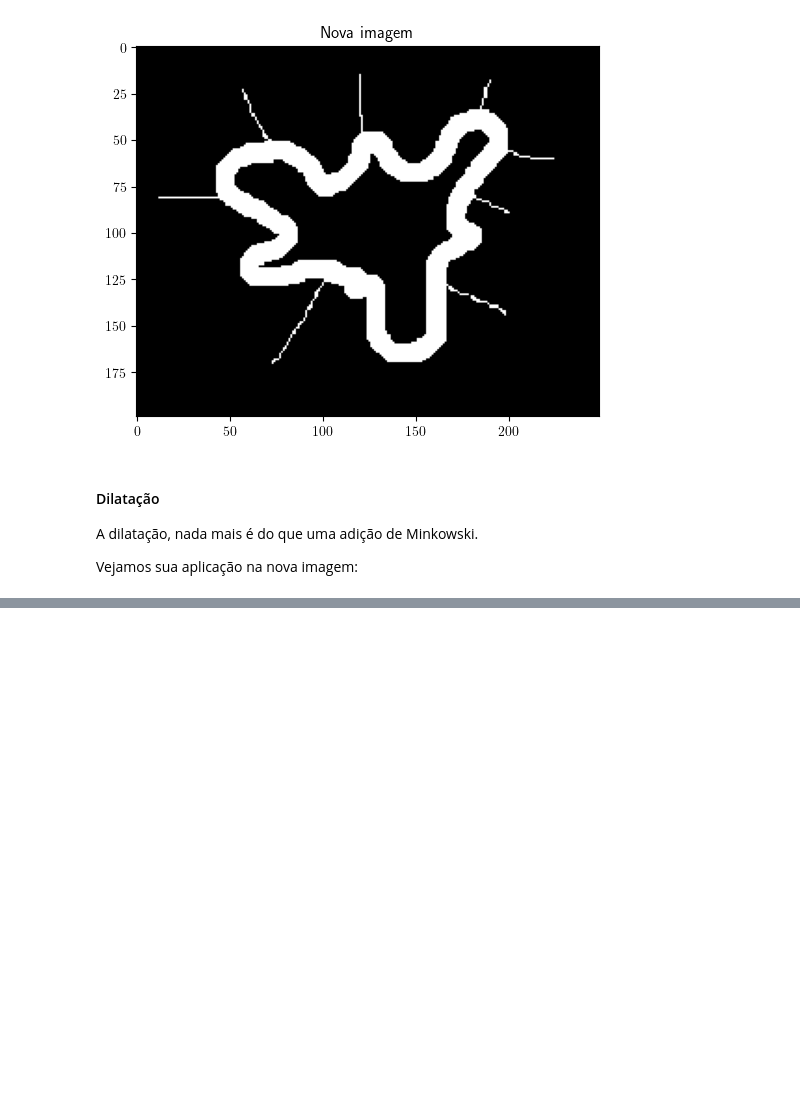
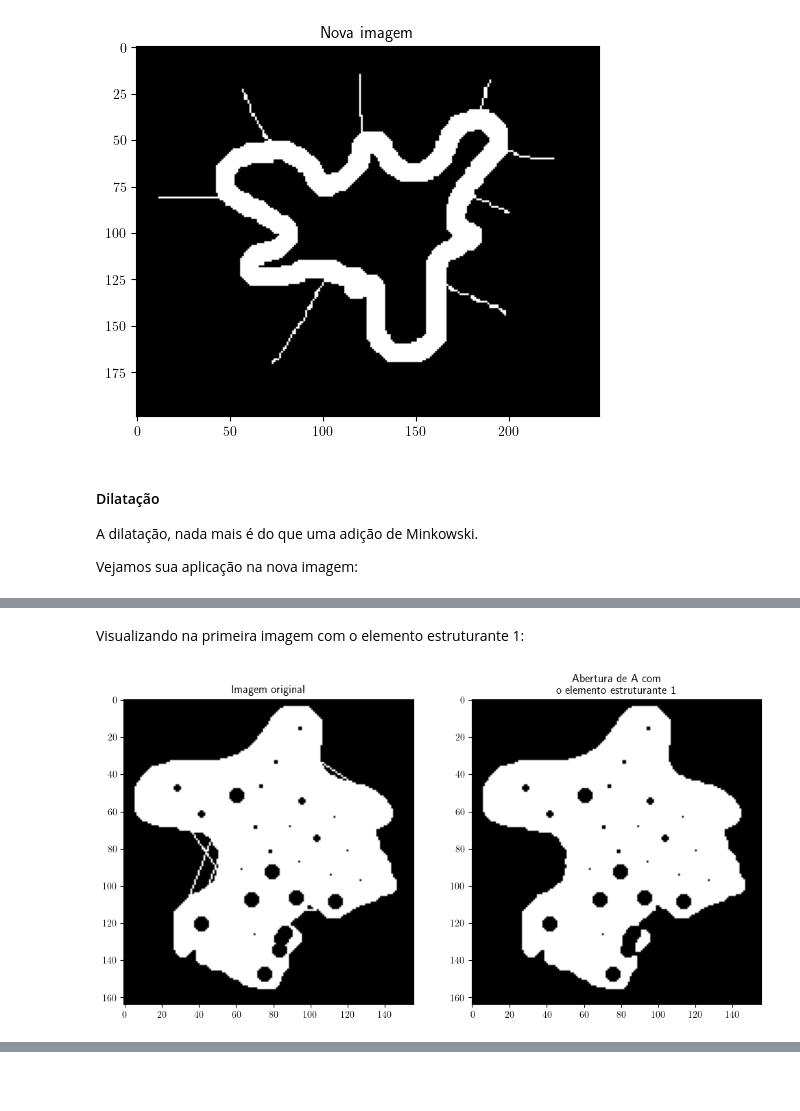
Before and after one commit to lamac-uece/tutoriais-lamac, a Jupyter notebook: processamento_de_imagens/morfologia_matematica.ipynb, the cells around one changed output, grey strips where cells are left out. Cells and saved outputs as stored; diff of their text form; code cells hidden in the pictures; blank space fills up the shorter version.

```diff
--- a/processamento_de_imagens/morfologia_matematica.ipynb
+++ b/processamento_de_imagens/morfologia_matematica.ipynb
@@ -366,0 +405,15 @@ Vejamos sua aplicação na nova imagem:
+# %%
+abertura = lambda A, B : adicao_de_minkowski(subtracao_de_minkowski(A, B), B)
+# %% [markdown]
+Visualizando na primeira imagem com o elemento estruturante 1:
+# %%
+res = abertura(img_bin, es1)
+
+_, ax = plt.subplots(1,2, figsize=(12,6))
+ax[0].imshow(img_bin, cmap='gray')
+ax[0].set_title('Imagem original')
+ax[1].imshow(res, cmap='gray')
+ax[1].set_title('Abertura de A com\no elemento estruturante 1')
+plt.show()
+# %% [output]
+[figure, added]
```
Also changed, not shown: parts of 9 cells of this notebook.
